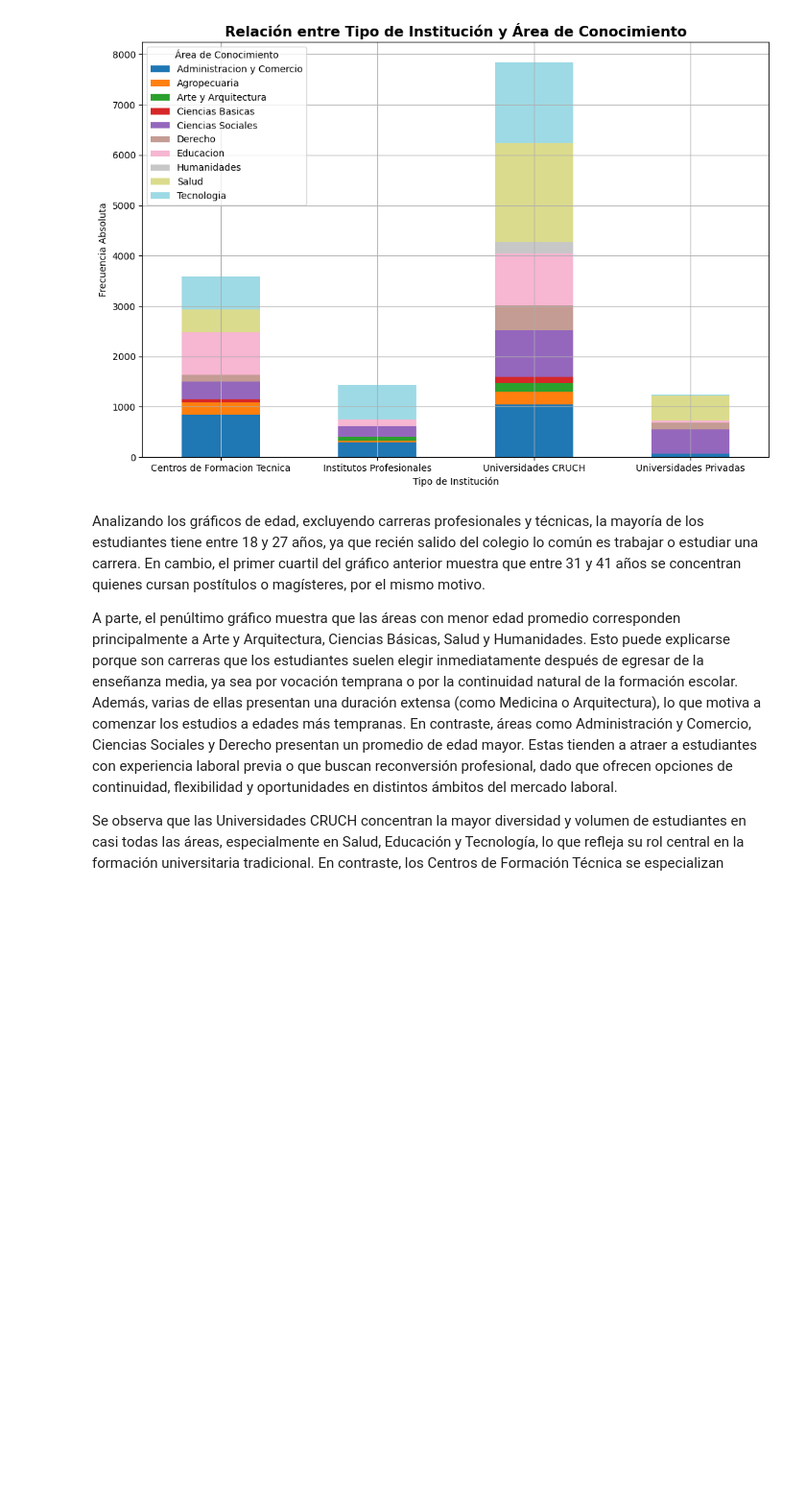
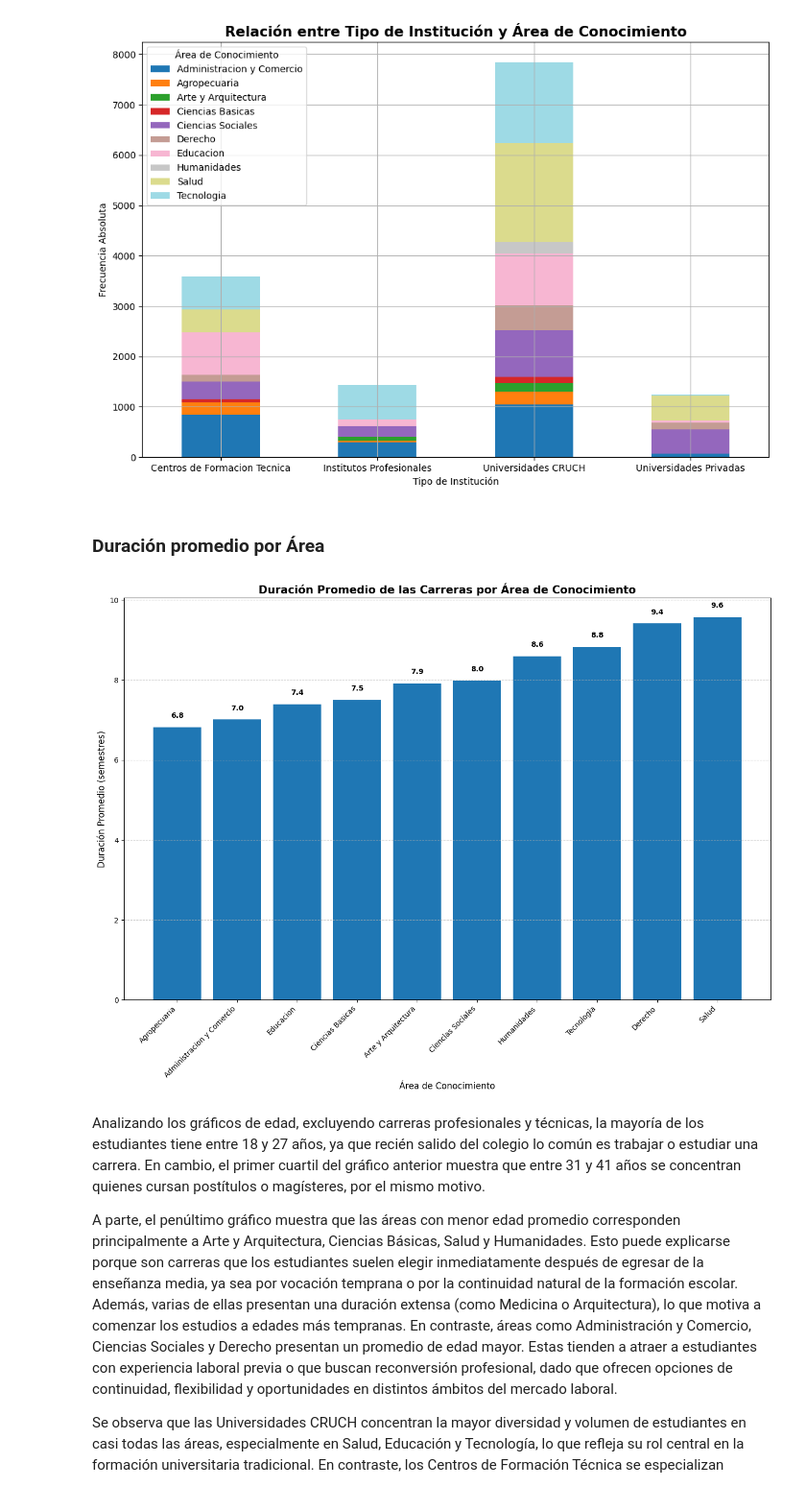
Before and after one commit to DiegoPyLL/ProyectoMat_EV1, a Jupyter notebook: TrabajoPractico.ipynb, the cells around one changed output. Shown at 96% size. Cells and saved outputs as stored; diff of their text form; code cells hidden in the pictures; blank space fills up the shorter version.

```diff
--- a/TrabajoPractico.ipynb
+++ b/TrabajoPractico.ipynb
@@ -499,6 +499,34 @@ plt.grid()
 plt.show()
 # %% [output]
 [figure]
+# %% [markdown]
+### Duración promedio por Área
+# %%
+duracion_promedio = dataFrame.groupby("AREA CONOCIMIENTO")["DURACION TOTAL CARRERA (SEMESTRES)"].mean().reset_index()
+
+# Ordenar para que quede más claro
+duracion_promedio = duracion_promedio.sort_values("DURACION TOTAL CARRERA (SEMESTRES)")
+
+
+plt.figure(figsize=(16,10))
+plt.bar(
+    duracion_promedio["AREA CONOCIMIENTO"],
+    duracion_promedio["DURACION TOTAL CARRERA (SEMESTRES)"]
+)
+
+plt.title("Duración Promedio de las Carreras por Área de Conocimiento", fontsize=15, fontweight="bold")
+plt.xlabel("Área de Conocimiento", fontsize=12)
+plt.ylabel("Duración Promedio (semestres)", fontsize=12)
+plt.xticks(rotation=45, ha="right")
+plt.grid(axis="y", linestyle="--", alpha=0.6)
+
+# Anotar valores sobre las barras
+for i, val in enumerate(duracion_promedio["DURACION TOTAL CARRERA (SEMESTRES)"]):
+    plt.text(i, val + 0.2, f"{val:.1f}", ha="center", va="bottom", fontsize=10, fontweight="bold")
+
+plt.show()
+# %% [output]
+[figure, added]
 # %% [markdown]
 Analizando los gráficos de edad, excluyendo carreras profesionales y técnicas, la mayoría de los estudiantes tiene entre 18 y 27 años, ya que recién salido del colegio lo común es trabajar o estudiar una carrera. En cambio, el primer cuartil del gráfico anterior muestra que entre 31 y 41 años se concentran quienes cursan postítulos o magísteres, por el mismo motivo.
 
```
